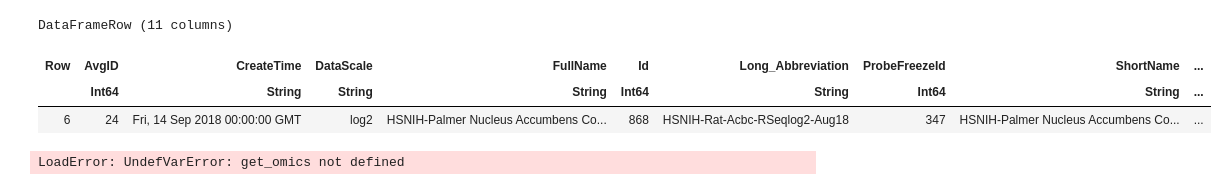
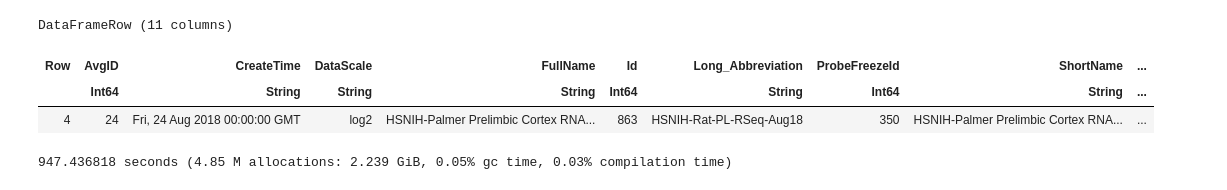
Before and after one commit to learningMalanya/BulkLMM_Analyses, a Jupyter notebook: HS-Palmer/Test_HS.ipynb, the cells around one changed output. Saved outputs shown, nothing was run; the diff lists cells and outputs as text; code cells hidden in the pictures.

```diff
--- a/HS-Palmer/Test_HS.ipynb
+++ b/HS-Palmer/Test_HS.ipynb
@@ -17,11 +28,11 @@ gn_url()
 # %%
-HS_dataset_to_test = HS_datasets[6, :]
+HS_dataset_to_test = HS_datasets[4, :]
 # %% [output]
 DataFrameRow (11 columns)
 | Row | AvgID | CreateTime | DataScale | FullName | Id | Long_Abbreviation | ProbeFreezeId | ShortName | ... |
 |  | Int64 | String | String | String | Int64 | String | Int64 | String | ... |
-| 6 | 24 | Fri, 14 Sep 2018 00:00:00 GMT | log2 | HSNIH-Palmer Nucleus Accumbens Co... | 868 | HSNIH-Rat-Acbc-RSeqlog2-Aug18 | 347 | HSNIH-Palmer Nucleus Accumbens Co... | ... |
+| 4 | 24 | Fri, 24 Aug 2018 00:00:00 GMT | log2 | HSNIH-Palmer Prelimbic Cortex RNA... | 863 | HSNIH-Rat-PL-RSeq-Aug18 | 350 | HSNIH-Palmer Prelimbic Cortex RNA... | ... |
 # %%
-@time omic_pheno = get_omics(HS_dataset_to_test[:ShortName])
+@time omic_pheno = get_omics(HS_dataset_to_test[:Short_Abbreviation]);
 # %% [output]
-LoadError: UndefVarError: get_omics not defined
+947.436818 seconds (4.85 M allocations: 2.239 GiB, 0.05% gc time, 0.03% compilation time)
```
Also changed, not shown: parts of 18 cells of this notebook.
